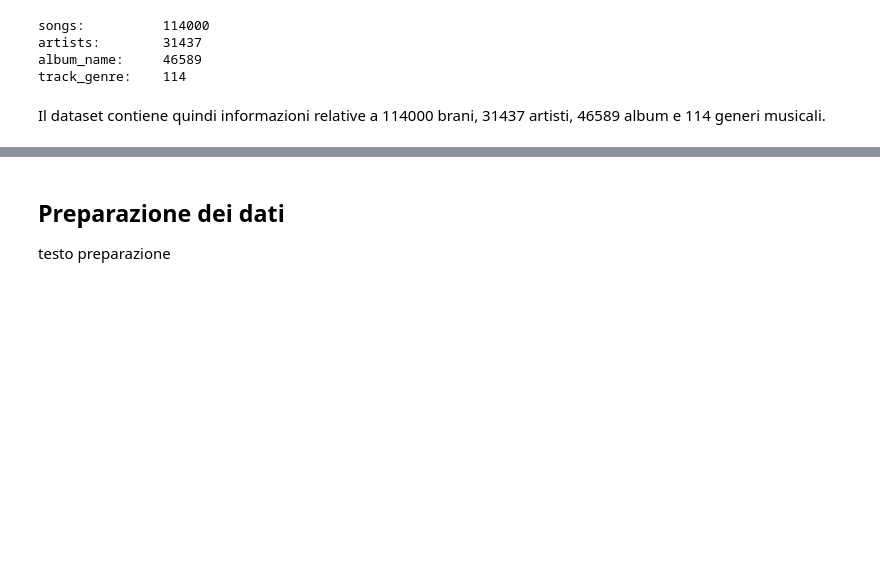
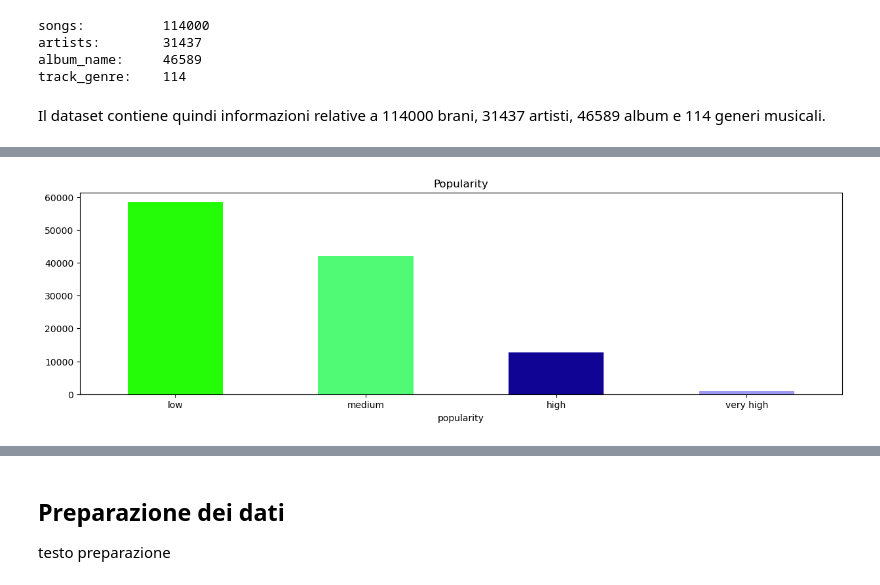
Before and after one commit to PADIprojects/Spotify-Track-Popularity-Prediction, a Jupyter notebook: previsionePopolaritàCanzoni.ipynb, the cells around one changed output, grey strips where cells are left out. Saved outputs shown, nothing was run; the diff lists cells and outputs as text; code cells hidden in the pictures; blank space fills up the shorter version.

```diff
--- a/previsionePopolaritàCanzoni.ipynb
+++ b/previsionePopolaritàCanzoni.ipynb
@@ -106,0 +120,7 @@ plot_bar("artists", 20, "Artistiii")
+# %%
+plot_bar('popularity',
+         bins=[0, 35, 60, 80, 100],
+         labels=['low', 'medium', 'high', 'very high'],
+         title='Popularity')
+# %% [output]
+[figure, added]
```
Also changed, not shown: parts of 17 cells of this notebook.
